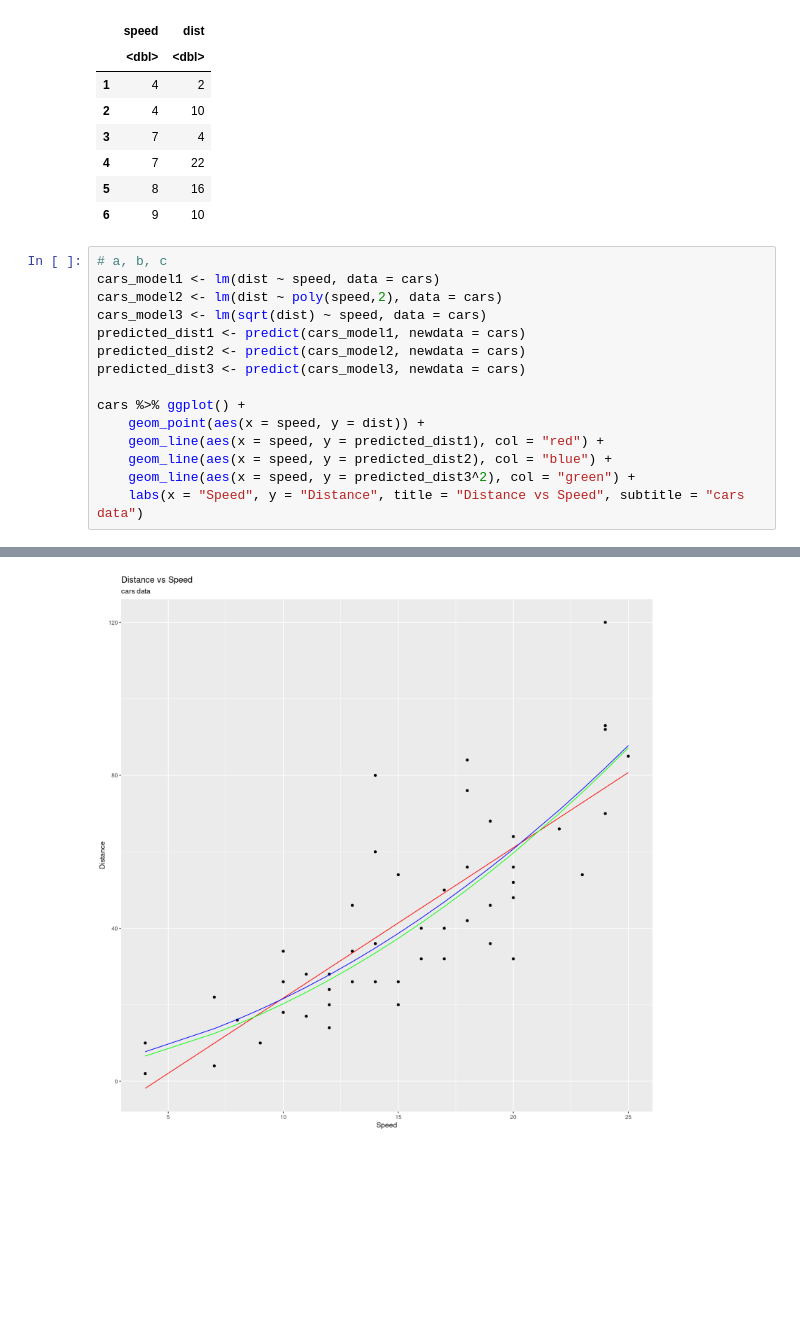
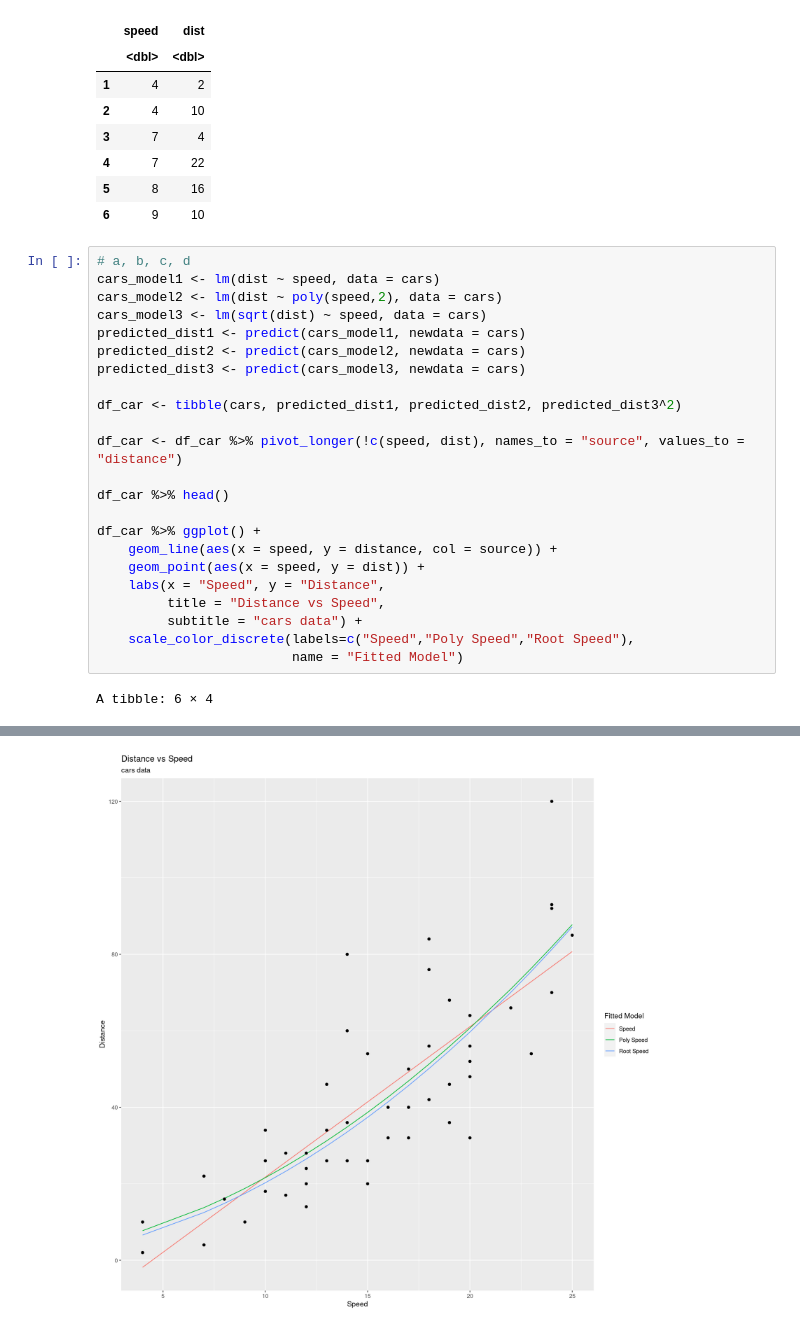
Before and after one commit to hkopanski/ST_503, a Jupyter notebook: HW4.ipynb, the cells around one changed output, grey strips where cells are left out. Saved outputs shown, nothing was run; the diff lists cells and outputs as text; blank space fills up the shorter version.

```diff
--- a/HW4.ipynb
+++ b/HW4.ipynb
@@ -293,7 +330,7 @@ A data.frame: 6 × 2
 | 5 | 8 | 16 |
 | 6 | 9 | 10 |
 # %%
-# a, b, c
+# a, b, c, d
 cars_model1 <- lm(dist ~ speed, data = cars)
 cars_model2 <- lm(dist ~ poly(speed,2), data = cars)
 cars_model3 <- lm(sqrt(dist) ~ speed, data = cars)
@@ -301,10 +338,19 @@ predicted_dist1 <- predict(cars_model1, newdata = cars)
 predicted_dist2 <- predict(cars_model2, newdata = cars)
 predicted_dist3 <- predict(cars_model3, newdata = cars)
 
-cars %>% ggplot() +
+df_car <- tibble(cars, predicted_dist1, predicted_dist2, predicted_dist3^2)
+
+df_car <- df_car %>% pivot_longer(!c(speed, dist), names_to = "source", values_to = "distance")
+
+df_car %>% head()
+
+df_car %>% ggplot() +
+    geom_line(aes(x = speed, y = distance, col = source)) +
     geom_point(aes(x = speed, y = dist)) +
-    geom_line(aes(x = speed, y = predicted_dist1), col = "red") +
-    geom_line(aes(x = speed, y = predicted_dist2), col = "blue") +
-    geom_line(aes(x = speed, y = predicted_dist3^2), col = "green") +
-    labs(x = "Speed", y = "Distance", title = "Distance vs Speed", subtitle = "cars data")
+    labs(x = "Speed", y = "Distance",
+         title = "Distance vs Speed",
+         subtitle = "cars data") +
+    scale_color_discrete(labels=c("Speed","Poly Speed","Root Speed"),
+                         name = "Fitted Model")
 # %% [output]
+A tibble: 6 × 4
@@ -311 +365 @@ cars %>% ggplot() +
-[figure, old version]
+[figure, new version]
```
Also changed, not shown: parts of 7 cells of this notebook.
